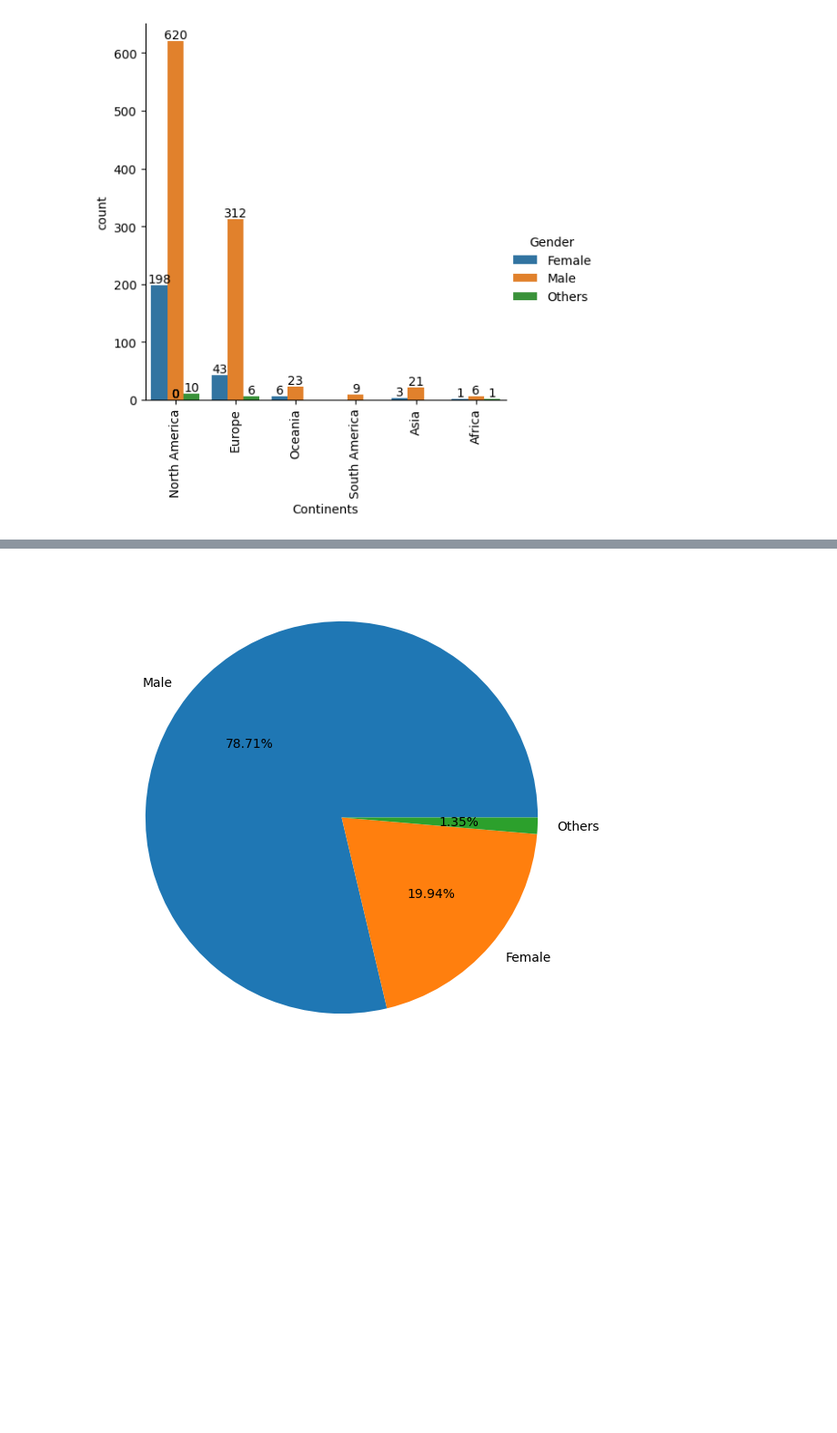
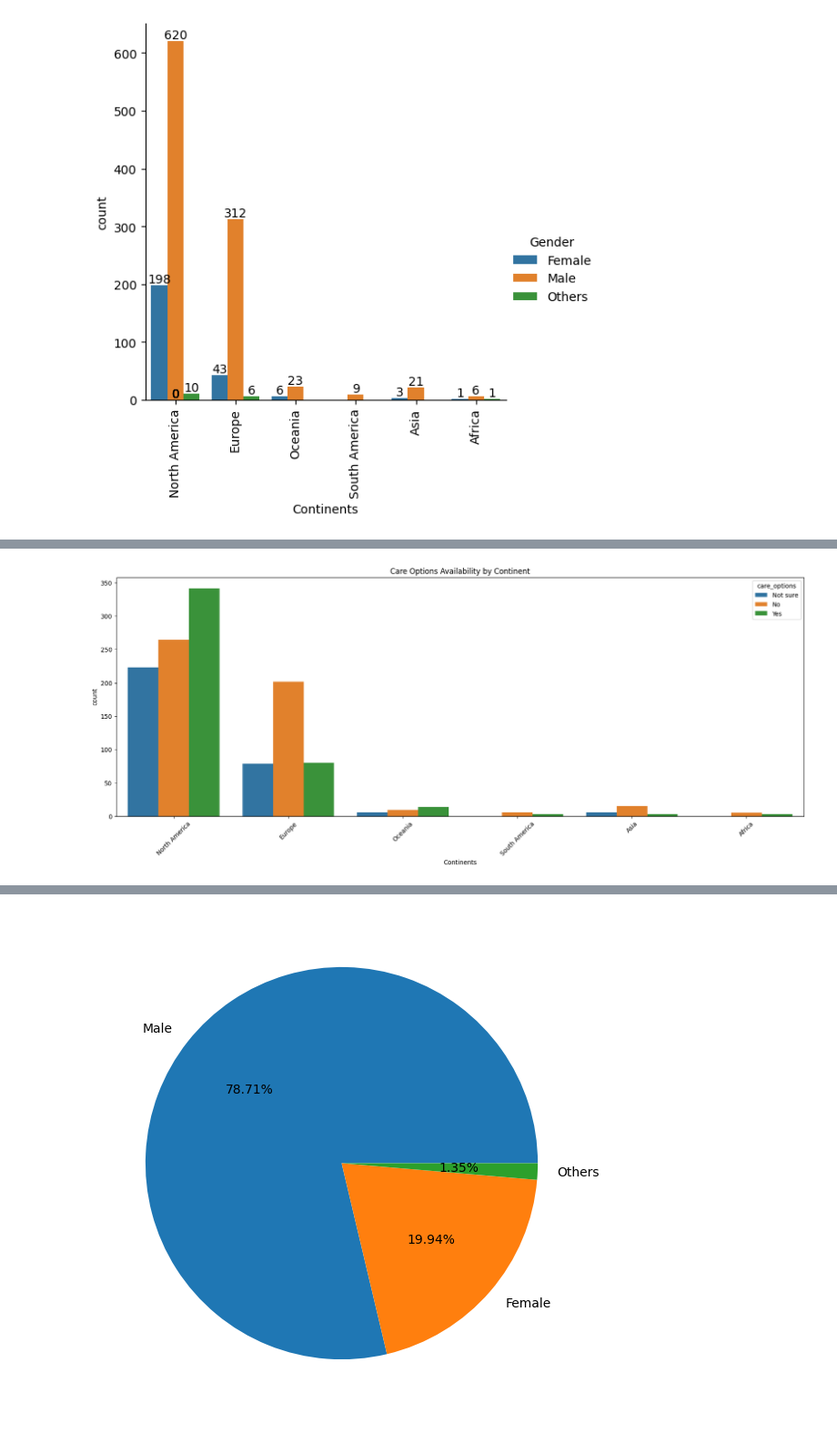
Before and after one commit to guavacoderepo/SOFT40161-COURSE-WORK, a Jupyter notebook: NTU_N1280799_SOFT40161_2.ipynb, the cells around one changed output, grey strips where cells are left out. Shown at 91% size. Cells and saved outputs as stored; diff of their text form; code cells hidden in the pictures; blank space fills up the shorter version.

```diff
--- a/NTU_N1280799_SOFT40161_2.ipynb
+++ b/NTU_N1280799_SOFT40161_2.ipynb
@@ -358,0 +374,8 @@ for ax in g.axes.flat:
+# %%
+# To examine the distribution of care options across continents.
+sns.countplot(data=df, x='Continents', hue='care_options')
+plt.title('Care Options Availability by Continent')
+plt.xticks(rotation=45)
+plt.show()
+# %% [output]
+[figure, added]
```
Also changed, not shown: parts of 15 cells of this notebook.
